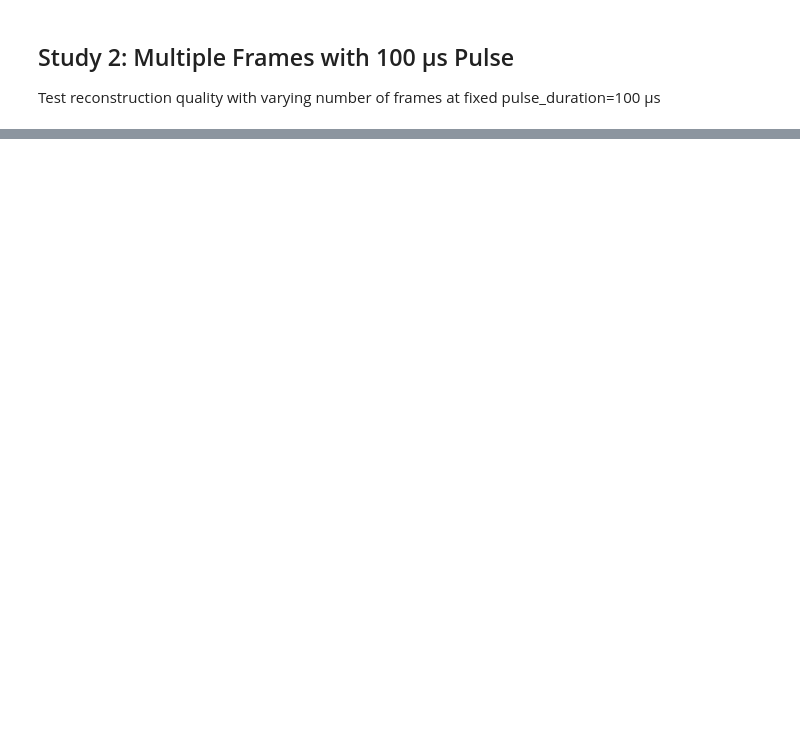
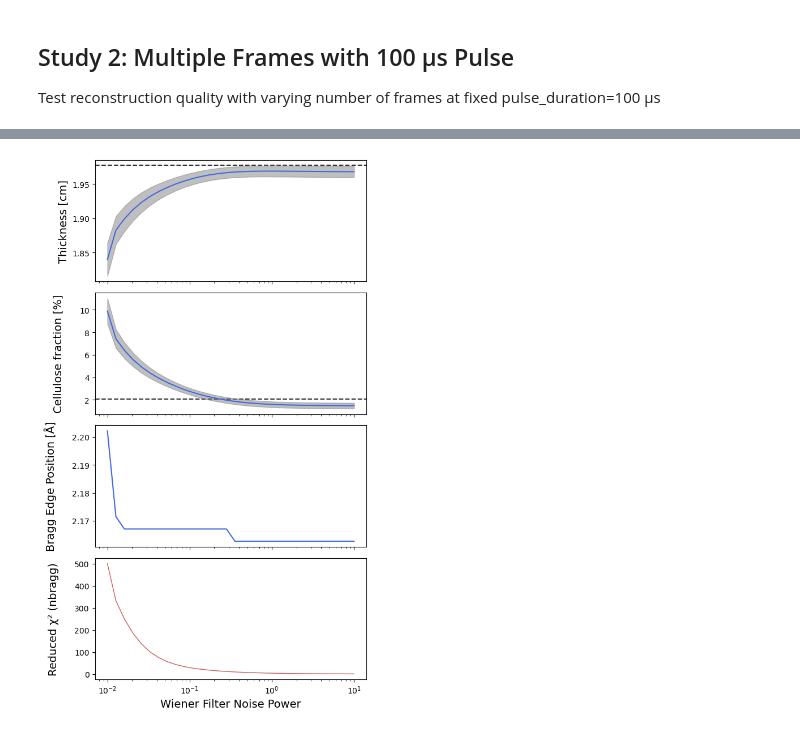
Before and after one commit to TsvikiHirsh/frame_overlap, a Jupyter notebook: notebooks/simple_reconstruction_example.ipynb, the cells around one changed output, grey strips where cells are left out. Cells and saved outputs as stored; diff of their text form; code cells hidden in the pictures; blank space fills up the shorter version.

```diff
--- a/notebooks/simple_reconstruction_example.ipynb
+++ b/notebooks/simple_reconstruction_example.ipynb
@@ -626,0 +775,49 @@ axes[0].set_ylabel('Thickness [cm]',fontsize=14)
+# %%
+# Plot Study 4 results
+fig, axes = plt.subplots(4, 1, figsize=(6, 10), sharex=True)
+
+# Thickness
+axes[0].plot(results_noise_df['noise_power'], results_noise_df['thickness'], color="royalblue")
+axes[0].fill_between(results_noise_df['noise_power'],
+                     results_noise_df["thickness"] - results_noise_df["thickness_err"],
+                     results_noise_df["thickness"] + results_noise_df["thickness_err"],
+                     alpha=0.5, color="0.5", zorder=-1)
+axes[0].axhline(1.977588, ls="--", color="0.2", zorder=-2)
+axes[0].set_ylabel('Thickness [cm]', fontsize=14)
+axes[0].set_xscale('log')
+
+# Cellulose
+axes[1].plot(results_noise_df['noise_power'], results_noise_df['cellulose']*100, color="royalblue")
+axes[1].fill_between(results_noise_df['noise_power'],
+                     results_noise_df["cellulose"]*100 - results_noise_df["cellulose_err"]*100,
+                     results_noise_df["cellulose"]*100 + results_noise_df["cellulose_err"]*100,
+                     alpha=0.5, color="0.5", zorder=-1)
+axes[1].axhline(100*0.0208, ls="--", color="0.2", zorder=-2)
+axes[1].set_ylabel('Cellulose fraction [%]\n', fontsize=14)
+axes[1].set_xscale('log')
+
+# Bragg edge position
+axes[2].plot(results_noise_df['noise_power'], results_noise_df['bragg_edge_pos'], color="royalblue")
+# axes[2].fill_between(results_noise_df['noise_power'],
+#                      results_noise_df["bragg_edge_pos"] - results_noise_df["bragg_edge_err"],
+#                      results_noise_df["bragg_edge_pos"] + results_noise_df["bragg_edge_err"],
+#                      alpha=0.5, color="0.5", zorder=-1)
+axes[2].set_ylabel('Bragg Edge Position [Å]\n', fontsize=14)
+axes[2].set_xscale('log')
+
+# nbragg reduced chi2
+axes[3].plot(results_noise_df['noise_power'], results_noise_df['nbragg_redchi'], '-',
+            color='indianred', linewidth=1, markersize=5)
+# Highlight best noise_power
+best_noise_idx = results_noise_df['nbragg_redchi'].idxmin()
+# axes[3].plot(results_noise_df.loc[best_noise_idx, 'noise_power'],
+#             results_noise_df.loc[best_noise_idx, 'nbragg_redchi'],
+#             'o', color='darkred', markersize=8, label=f'Best: {results_noise_df.loc[best_noise_idx, "noise_power"]:.3f}')
+# axes[3].legend(fontsize=10)
+axes[3].set_ylabel('Reduced χ² (nbragg)\n', fontsize=14)
+axes[3].set_xlabel('Wiener Filter Noise Power', fontsize=14)
+axes[3].set_xscale('log')
+
+plt.tight_layout()
+# %% [output]
+[figure, added]
```
Also changed, not shown: parts of 22 cells of this notebook.
